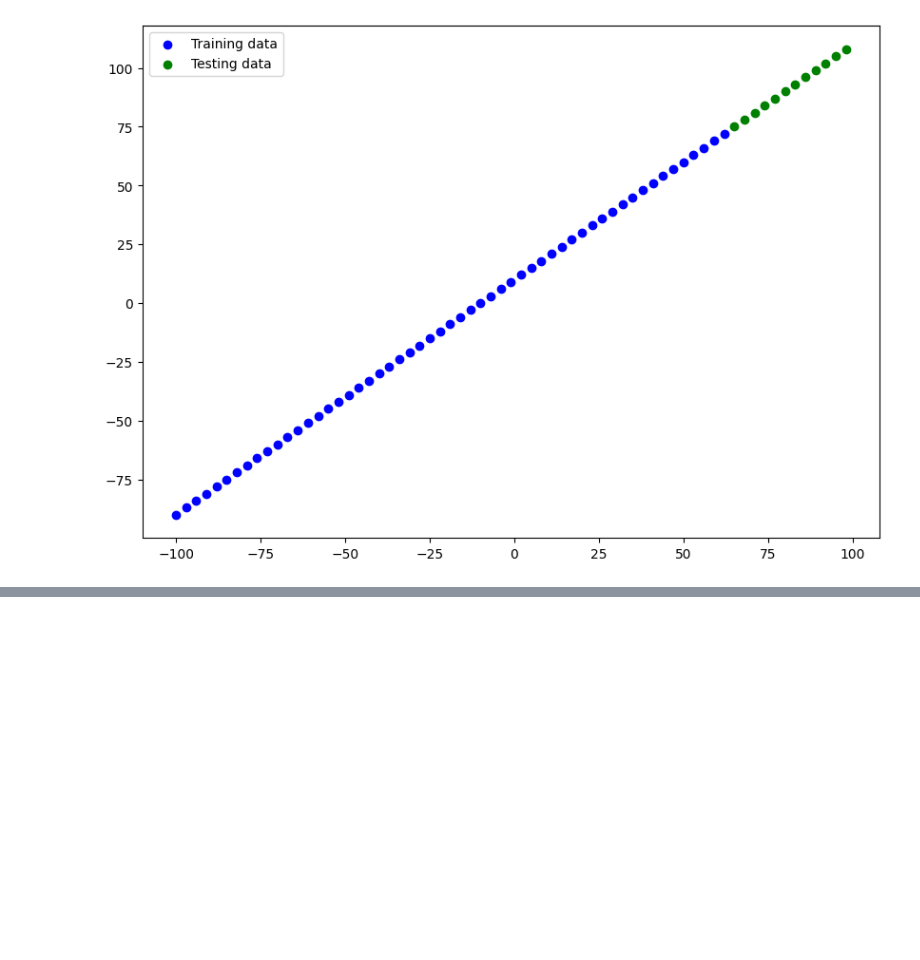
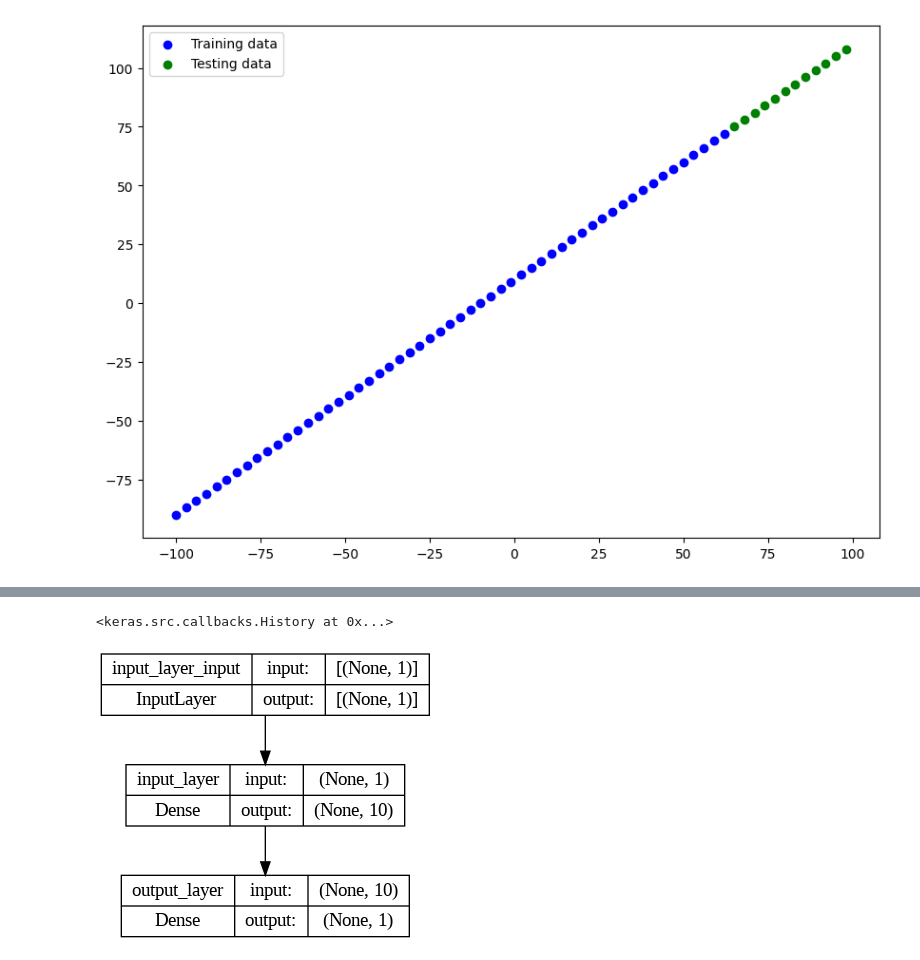
Before and after one commit to bpiaple/TensorFlow-Course, a Jupyter notebook: 03_Neural_Network_Regression.ipynb, the cells around one changed output, grey strips where cells are left out. Cells and saved outputs as stored; diff of their text form; code cells hidden in the pictures; blank space fills up the shorter version.

```diff
--- a/03_Neural_Network_Regression.ipynb
+++ b/03_Neural_Network_Regression.ipynb
@@ -299,3 +299,17 @@ plt.legend()
 # %% [output]
 <matplotlib.legend.Legend at 0x...>
 [figure]
+# %%
+# Let's have a look at how to build a neural network for our data
+
+# 1. Create a model
+model = tf.keras.Sequential([
+    tf.keras.layers.Dense(1)
+])
+
+# 2. Compile the model
+model.compile(loss='mean_squared_error',
+              optimizer=tf.keras.optimizers.Adam(0.1))
+
+# 3. Train the model
+model.fit(tf.expand_dims(X_train, axis=-1), y_train, epochs=500)
@@ -301,0 +340,14 @@ plt.legend()
+# %%
+from os import name
+# Let's create a model which builds automatically by defining the input_shape argument in the first layer in the model.
+
+# 1. Create a model (same as above)
+model = tf.keras.Sequential([
+    tf.keras.layers.Dense(10, activation="relu", name="input_layer"),
+    tf.keras.layers.Dense(1, name="output_layer")
+], name='my_model')
+
+# 2. Compile the model (same as above)
+model.compile(loss=tf.keras.losses.mse,
+              optimizer=tf.keras.optimizers.Adam(learning_rate=0.1),
+              metrics=["mse"])
@@ -301,0 +370,11 @@ plt.legend()
+# %%
+# 3. Fit the model (again same as above)
+model.fit(tf.expand_dims(X_train, axis=-1), y_train, epochs=100, verbose=0)
+# %% [output]
+<keras.src.callbacks.History at 0x...>
+# %%
+from tensorflow.keras.utils import plot_model
+
+plot_model(model=model, show_shapes=True)
+# %% [output]
+[figure, added]
```
Also changed, not shown: parts of 10 cells of this notebook.
